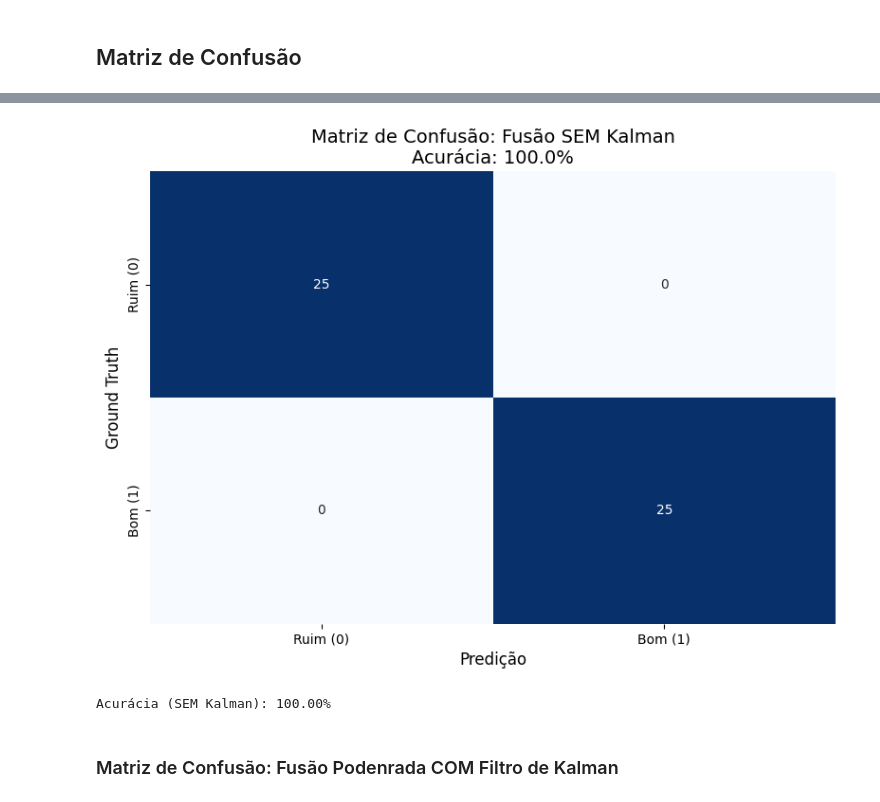
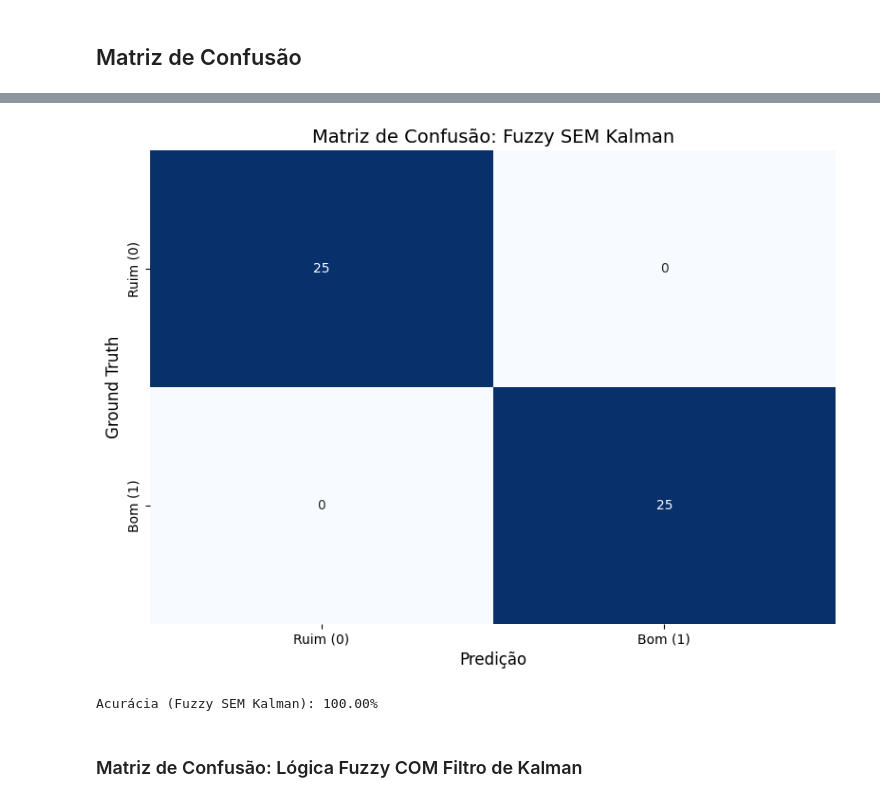
Before and after one commit to charlesluizmendes/RadnetFusion, a Jupyter notebook: src/7.results.ipynb, the cells around one changed output, grey strips where cells are left out. Cells and saved outputs as stored; diff of their text form; code cells hidden in the pictures.

```diff
--- a/src/7.results.ipynb
+++ b/src/7.results.ipynb
@@ -26,9 +26,9 @@ inference_output_df = pd.read_csv("../outputs/inference_output.csv")
 inference_output_class = inference_output_df['class'].values
 inference_output_confidence = inference_output_df['confidence'].values
 # %%
-fusion_output_df = pd.read_csv("../outputs/fusion_output.csv")
-fusion_output_class = fusion_output_df['class'].values
-fusion_output_confidence = fusion_output_df['confidence'].values
+fuzzy_output_df = pd.read_csv("../outputs/fuzzy_output.csv")
+fuzzy_output_class = fuzzy_output_df['class'].values
+fuzzy_output_confidence = fuzzy_output_df['confidence'].values
 # %%
 kalman_output_df = pd.read_csv("../outputs/kalman_output.csv")
 kalman_output_class = kalman_output_df['class'].values
@@ -162,26 +164,26 @@ ground_truth = np.array(ground_truth)
 # %%
-acc = accuracy_score(ground_truth, fusion_output_class)
-cm = confusion_matrix(ground_truth, fusion_output_class)
+acc = accuracy_score(ground_truth, fuzzy_output_class)
+cm = confusion_matrix(ground_truth, fuzzy_output_class)
 
 plt.figure(figsize=(8, 6))
 sns.heatmap(cm, annot=True, fmt='d', cmap='Blues', cbar=False,
             xticklabels=['Ruim (0)', 'Bom (1)'],
             yticklabels=['Ruim (0)', 'Bom (1)'])
 plt.xlabel('Predição', fontsize=12)
 plt.ylabel('Ground Truth', fontsize=12)
-plt.title(f'Matriz de Confusão: Fusão SEM Kalman\nAcurácia: {acc*100:.1f}%', fontsize=14)
+plt.title(f'Matriz de Confusão: Fuzzy SEM Kalman', fontsize=14)
 plt.tight_layout()
 
 os.makedirs("../results", exist_ok=True)
-plt.savefig('../results/confusion_matrix_fusion_without_kalman.png', bbox_inches='tight')
+plt.savefig('../results/confusion_matrix_fuzzy_without_kalman.png', bbox_inches='tight')
 plt.show()
 
-print(f"Acurácia (SEM Kalman): {acc*100:.2f}%")
+print(f"Acurácia (Fuzzy SEM Kalman): {acc*100:.2f}%")
 # %% [output]
-[figure, old version]
+[figure, new version]
-Acurácia (SEM Kalman): 100.00%
+Acurácia (Fuzzy SEM Kalman): 100.00%
 # %% [markdown]
-### Matriz de Confusão: Fusão Podenrada COM Filtro de Kalman
+### Matriz de Confusão: Lógica Fuzzy COM Filtro de Kalman
 # %%
 acc = accuracy_score(ground_truth, kalman_output_class)
 cm = confusion_matrix(ground_truth, kalman_output_class)
```
Also changed, not shown: parts of 11 cells of this notebook, 22 other files.
